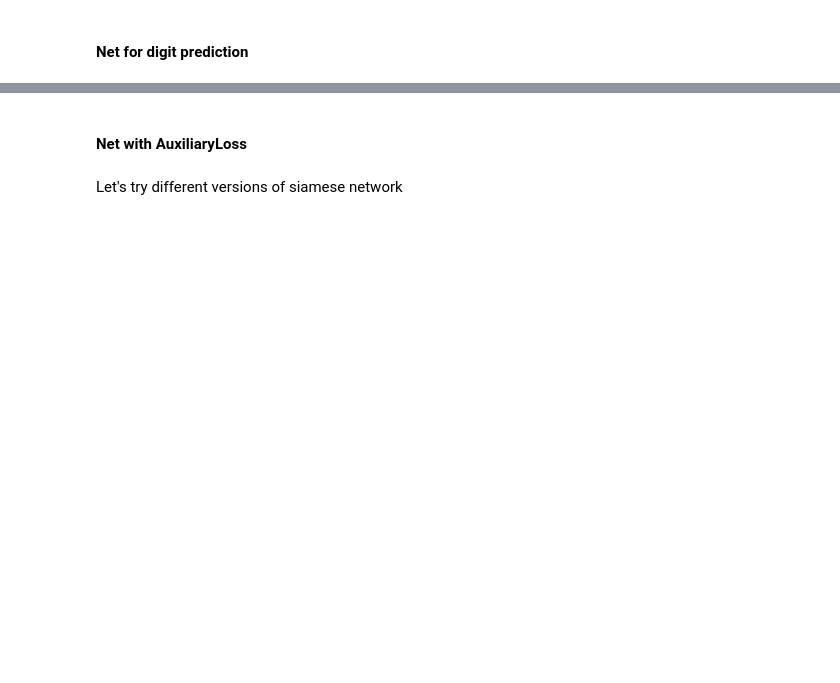
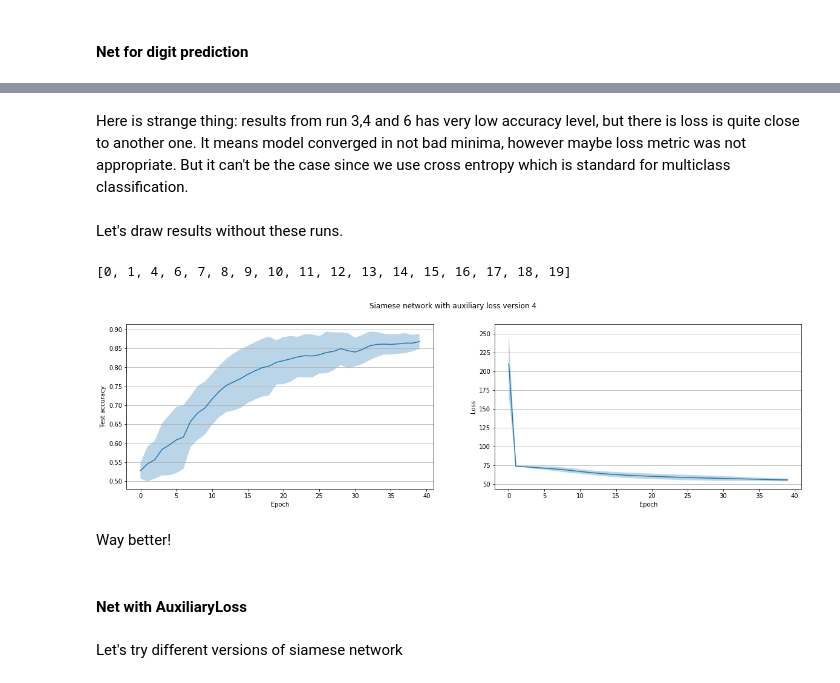
Before and after one commit to oganesManasian/Weight-sharing-and-auxiliary-losses-for-classification, a Jupyter notebook: Weight sharing and auxiliary losses for classification.ipynb, the cells around one changed output, grey strips where cells are left out. Saved outputs shown, nothing was run; the diff lists cells and outputs as text; code cells hidden in the pictures; blank space fills up the shorter version.

```diff
--- a/Weight sharing and auxiliary losses for classification.ipynb
+++ b/Weight sharing and auxiliary losses for classification.ipynb
@@ -691,0 +748,9 @@ plot_test_results(accuracy_values, loss_values, title=f"Siamese network with aux
+# %% [markdown]
+Here is strange thing: results from run 3,4 and 6 has very low accuracy level, but there is loss is quite close to another one. It means model converged in not bad minima, however maybe loss metric was not appropriate. But it can't be the case since we use cross entropy which is standard for multiclass classification.
+# %% [markdown]
+Let's draw results without these runs.
+# %%
+indices = [i for i in range(len(accuracy_values)) if accuracy_values[i][-1] > 0.7]
+indices
+# %% [output]
+[0, 1, 4, 6, 7, 8, 9, 10, 11, 12, 13, 14, 15, 16, 17, 18, 19]
@@ -692,3 +760,9 @@ plot_test_results(accuracy_values, loss_values, title=f"Siamese network with aux
+# %%
+plot_test_results(accuracy_values, loss_values, title=f"Siamese network with auxiliary loss version {4}")
+# %% [output]
+[figure, added]
+# %% [markdown]
+Way better!
 # %% [markdown]
 #### Net with AuxiliaryLoss
 # %% [markdown]
```
Also changed, not shown: parts of 27 cells of this notebook, 2 other files.
